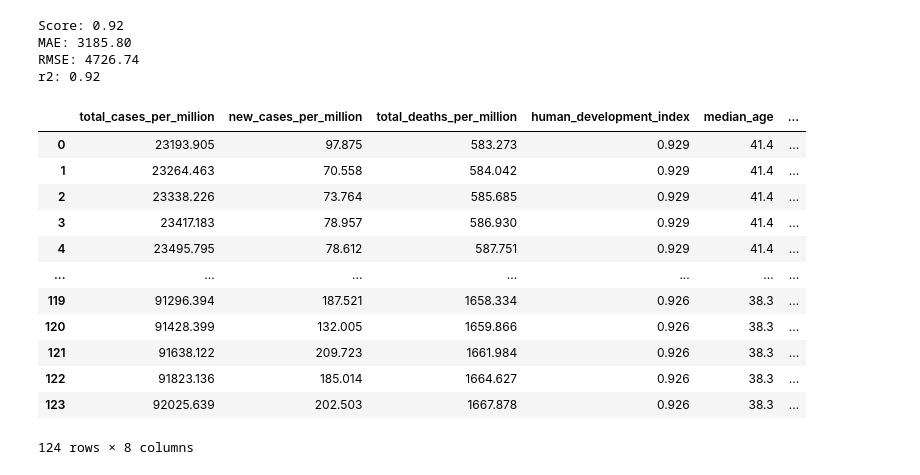
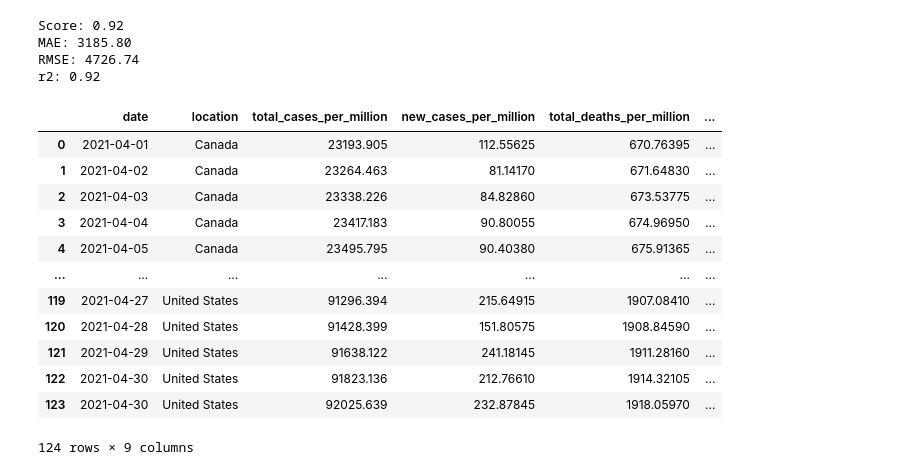
Before and after one commit to WhipSnake23/Python-Class-Project, a Jupyter notebook: Notebooks/Ian - Class Project Work.ipynb, the cells around one changed output. Drawn from its saved outputs; the diff is of its cells as text; code cells hidden in the pictures.

```diff
--- a/Notebooks/Ian - Class Project Work.ipynb
+++ b/Notebooks/Ian - Class Project Work.ipynb
@@ -16,7 +20,7 @@ from sklearn.metrics import explained_variance_score, mean_absolute_error, r2_sc
 # %% [markdown]
 ### Import and Scrub Data from Github
 # %%
-neededColumns = ["total_cases_per_million","new_cases_per_million","total_deaths_per_million","human_development_index","median_age","population"]
+neededColumns = ["date","location","total_cases_per_million","new_cases_per_million","total_deaths_per_million","human_development_index","median_age","population"]
 #Import CSV
 covid19Dataframe = pd.read_csv("https://raw.githubusercontent.com/WhipSnake23/Python-Class-Project/main/Data/owid-covid-data.csv")
 #Remove Smoothed Columns from dataframe
@@ -24,7 +28,7 @@ covid19Dataframe = covid19Dataframe[covid19Dataframe.iso_code.str.contains("CAN"
 covid19Dataframe = covid19Dataframe[neededColumns]
 covid19Dataframe.dropna(subset=['new_cases_per_million'],inplace=True)
 covid19Dataframe.dropna(subset=['total_deaths_per_million'],inplace=True)
-
+covid19Dataframe['date'] = pd.to_datetime(covid19Dataframe['date'])
 #Reset Index
 covid19Dataframe.reset_index(drop=True, inplace=True)
 
@@ -35,6 +39,7 @@ MarchCovidData = pd.read_csv("https://raw.githubusercontent.com/WhipSnake23/Pyth
 MarchCovidData = MarchCovidData[neededColumns]
 MarchCovidData.dropna(subset=['new_cases_per_million'],inplace=True)
 MarchCovidData.dropna(subset=['total_deaths_per_million'],inplace=True)
+MarchCovidData['date'] = pd.to_datetime(MarchCovidData['date'])
 #Reset Index
 MarchCovidData.reset_index(drop=True, inplace=True)
 # %% [markdown]
@@ -104,20 +109,29 @@ r2: 0.92
 # comparedDataFrame
 # %%
 ##Increase/Decrease by 10% new_cases_per_million total_deaths_per_million - based on March Data
-MarchCovidData.insert(6,"new_cases_per_mil_Increase",(MarchCovidData['new_cases_per_million'] * .15) + MarchCovidData['new_cases_per_million'],True)
-MarchCovidData.insert(7,"total_deaths_per_mil_Increase",(MarchCovidData['total_deaths_per_million'] * .15) + MarchCovidData['total_deaths_per_million'] ,True)
+#MarchCovidData.insert(6,"new_cases_per_mil_Increase",(MarchCovidData['new_cases_per_million'] * .15) + MarchCovidData['new_cases_per_million'],True)
+#MarchCovidData.insert(7,"total_deaths_per_mil_Increase",(MarchCovidData['total_deaths_per_million'] * .15) + MarchCovidData['total_deaths_per_million'] ,True)
+
+MarchCovidData["total_deaths_per_million"] = (MarchCovidData['total_deaths_per_million'] * .15) + MarchCovidData['total_deaths_per_million']
+MarchCovidData["new_cases_per_million"] = (MarchCovidData['new_cases_per_million'] * .15) + MarchCovidData['new_cases_per_million']
+MarchCovidData["date"] = MarchCovidData["date"] + DateOffset(months=1)
+
+MarchCovidData["predictions"] = MarchCovidData[featureColumns].apply(
+    lambda s: model.predict(s.values[None])[0], axis=1
+)
+
 MarchCovidData
 # %% [output]
-|  | total_cases_per_million | new_cases_per_million | total_deaths_per_million | human_development_index | median_age | ... |
-| 0 | 23193.905 | 97.875 | 583.273 | 0.929 | 41.4 | ... |
-| 1 | 23264.463 | 70.558 | 584.042 | 0.929 | 41.4 | ... |
-| 2 | 23338.226 | 73.764 | 585.685 | 0.929 | 41.4 | ... |
-| 3 | 23417.183 | 78.957 | 586.930 | 0.929 | 41.4 | ... |
-| 4 | 23495.795 | 78.612 | 587.751 | 0.929 | 41.4 | ... |
+|  | date | location | total_cases_per_million | new_cases_per_million | total_deaths_per_million | ... |
+| 0 | 2021-04-01 | Canada | 23193.905 | 112.55625 | 670.76395 | ... |
+| 1 | 2021-04-02 | Canada | 23264.463 | 81.14170 | 671.64830 | ... |
+| 2 | 2021-04-03 | Canada | 23338.226 | 84.82860 | 673.53775 | ... |
+| 3 | 2021-04-04 | Canada | 23417.183 | 90.80055 | 674.96950 | ... |
+| 4 | 2021-04-05 | Canada | 23495.795 | 90.40380 | 675.91365 | ... |
 | ... | ... | ... | ... | ... | ... | ... |
-| 119 | 91296.394 | 187.521 | 1658.334 | 0.926 | 38.3 | ... |
-| 120 | 91428.399 | 132.005 | 1659.866 | 0.926 | 38.3 | ... |
-| 121 | 91638.122 | 209.723 | 1661.984 | 0.926 | 38.3 | ... |
-| 122 | 91823.136 | 185.014 | 1664.627 | 0.926 | 38.3 | ... |
-| 123 | 92025.639 | 202.503 | 1667.878 | 0.926 | 38.3 | ... |
+| 119 | 2021-04-27 | United States | 91296.394 | 215.64915 | 1907.08410 | ... |
+| 120 | 2021-04-28 | United States | 91428.399 | 151.80575 | 1908.84590 | ... |
+| 121 | 2021-04-29 | United States | 91638.122 | 241.18145 | 1911.28160 | ... |
+| 122 | 2021-04-30 | United States | 91823.136 | 212.76610 | 1914.32105 | ... |
+| 123 | 2021-04-30 | United States | 92025.639 | 232.87845 | 1918.05970 | ... |
-124 rows × 8 columns
+124 rows × 9 columns
```
Also changed, not shown: parts of 3 cells of this notebook.
